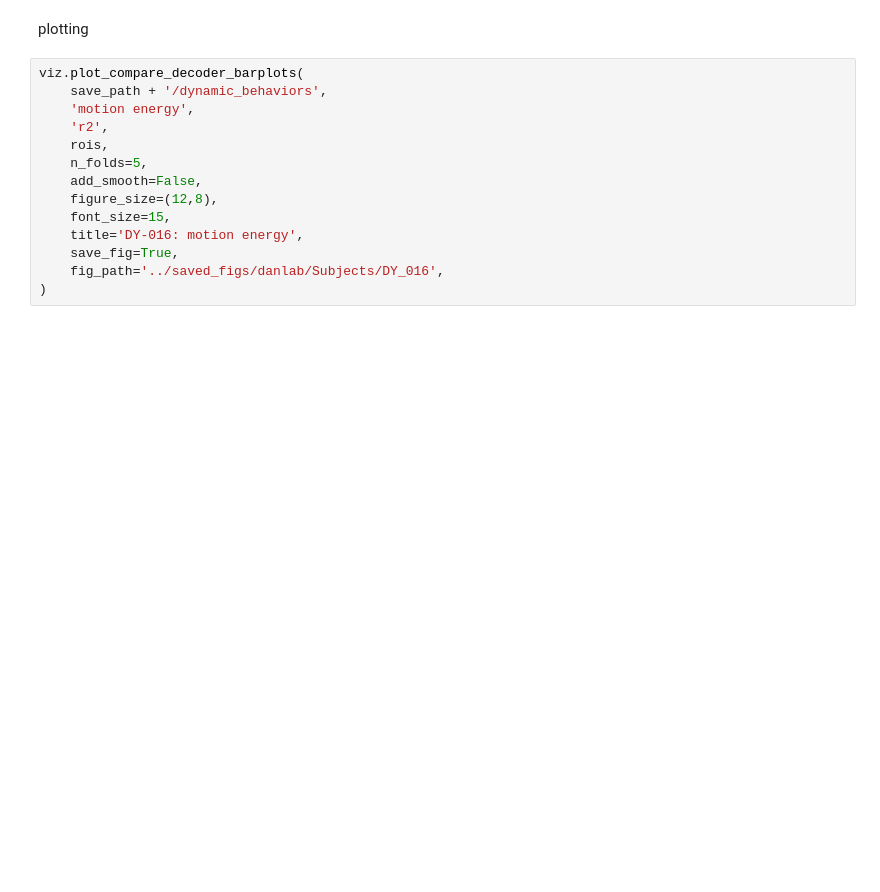
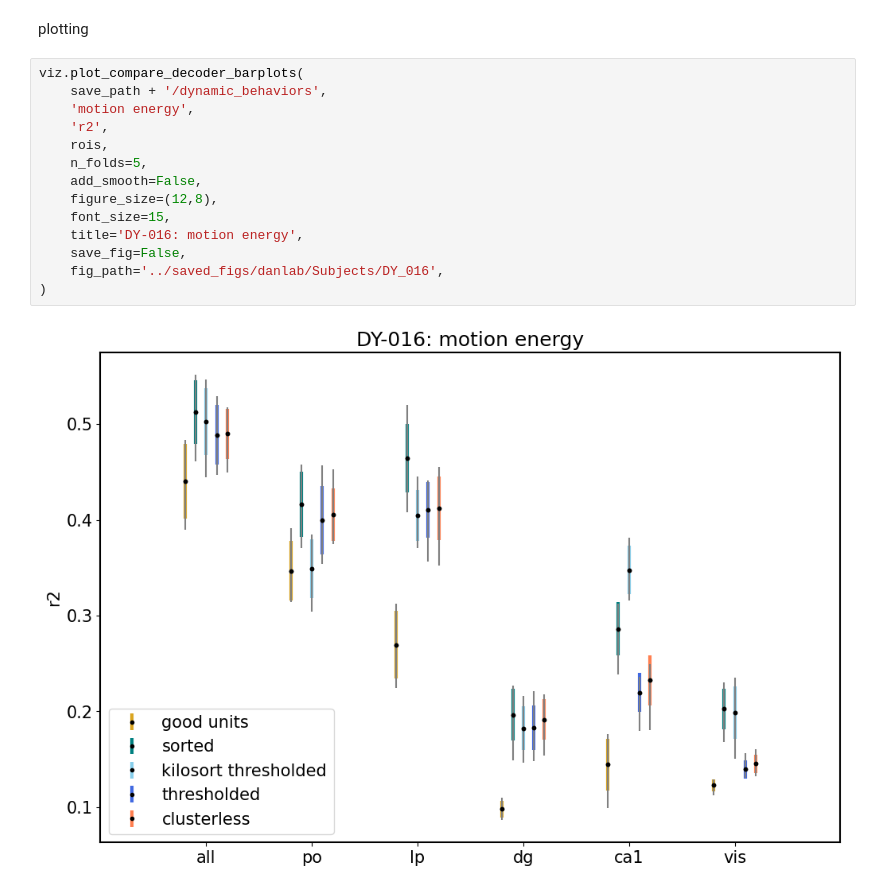
Before and after one commit to yzhang511/density_decoding, a Jupyter notebook: demo/dy_016_continuous_behaviors.ipynb, the cells around one changed output. Cells and saved outputs as stored; diff of their text form; blank space fills up the shorter version.

```diff
--- a/demo/dy_016_continuous_behaviors.ipynb
+++ b/demo/dy_016_continuous_behaviors.ipynb
@@ -511,17 +529,19 @@ plotting
 # %%
 viz.plot_compare_decoder_barplots(
     save_path + '/dynamic_behaviors',
     'motion energy',
     'r2',
     rois,
     n_folds=5,
     add_smooth=False,
     figure_size=(12,8),
     font_size=15,
     title='DY-016: motion energy',
-    save_fig=True,
+    save_fig=False,
     fig_path='../saved_figs/danlab/Subjects/DY_016',
 )
+# %% [output]
+[figure, added]
 # %%
 viz.plot_compare_decoder_barplots(
     save_path + '/dynamic_behaviors',
```
Also changed, not shown: parts of 8 cells of this notebook, 4 other files.
